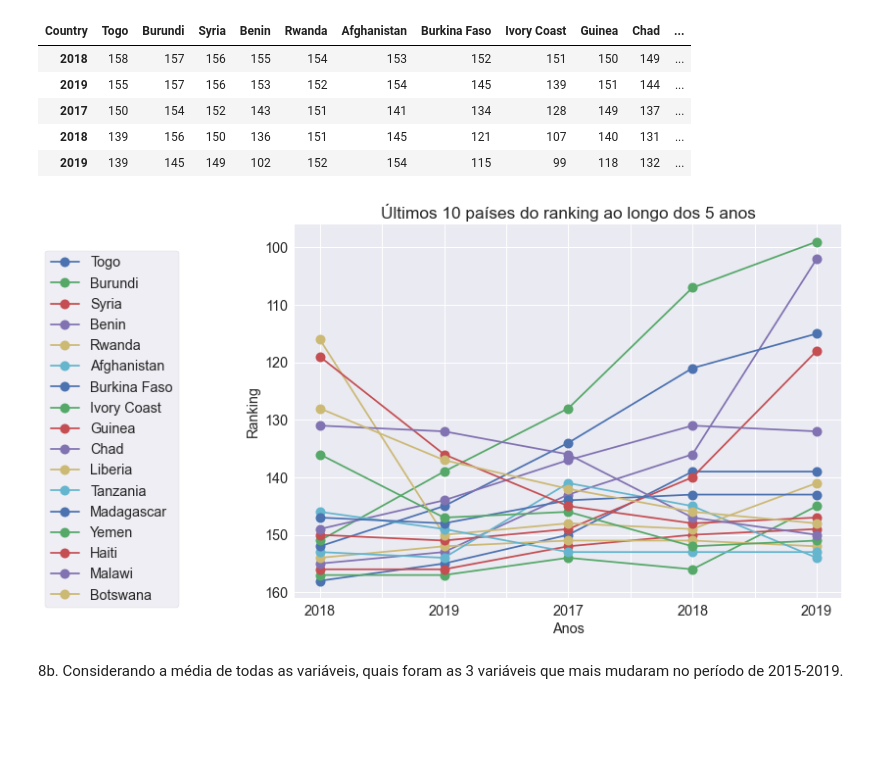
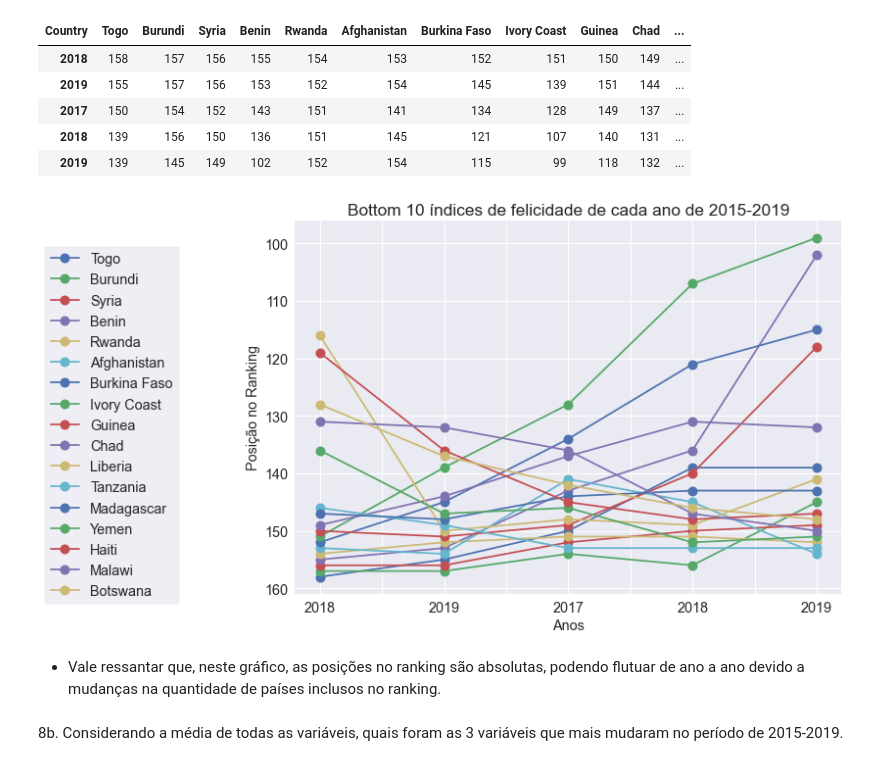
Before and after one commit to gaiogreg/projetos-lets-code, a Jupyter notebook: Projeto3/projeto3.ipynb, the cells around one changed output. Drawn from its saved outputs; the diff is of its cells as text; code cells hidden in the pictures; blank space fills up the shorter version.

```diff
--- a/Projeto3/projeto3.ipynb
+++ b/Projeto3/projeto3.ipynb
@@ -256,6 +259,10 @@ ten_lowest_17_novo=pd.Series(ten_lowest_17['Country']).reset_index(drop=True)
 ten_lowest_18_novo=pd.Series(ten_lowest_18['Country']).reset_index(drop=True)
 ten_lowest_19_novo=pd.Series(ten_lowest_19['Country']).reset_index(drop=True)
 ten_lowest=pd.concat([ten_lowest_15_novo,ten_lowest_16_novo,ten_lowest_17_novo,ten_lowest_18_novo,ten_lowest_19_novo],axis=1)
-ten_lowest
+
+ind = np.array(range(1,11))
+ten_lowest = ten_lowest.head(10).set_index(ind)
+ten_lowest.index.names=['Posição no bottom 10']
+display(ten_lowest)
 # %% [output]
 |  | Country | Country | Country | Country | Country |
@@ -287,12 +297,14 @@ display(df_posicoes_t_low)
 # %%
 df_posicoes_t_low.plot(kind="line", figsize=(10, 7), marker="o", ms=10, fontsize = 'large').invert_yaxis()
 plt.legend(bbox_to_anchor=(-0.2, 0.95), fontsize = 'large', frameon=True, )
-plt.ylabel("Ranking", fontsize = 'large')
+plt.ylabel("Posição no Ranking", fontsize = 'large')
 plt.xlabel('Anos',fontsize = 'large')
-plt.title('Últimos 10 países do ranking ao longo dos 5 anos', fontsize = 'x-large')
+plt.title('Bottom 10 índices de felicidade de cada ano de 2015-2019', fontsize = 'x-large')
 plt.show()
 # %% [output]
-[figure, old version]
+[figure, new version]
+# %% [markdown]
+- Vale ressantar que, neste gráfico, as posições no ranking são absolutas, podendo flutuar de ano a ano devido a mudanças na quantidade de países inclusos no ranking.
 # %% [markdown]
 8b. Considerando a média de todas as variáveis, quais foram as 3 variáveis que mais mudaram no período de 2015-2019.
 # %% [markdown]
```
Also changed, not shown: parts of 5 cells of this notebook.
